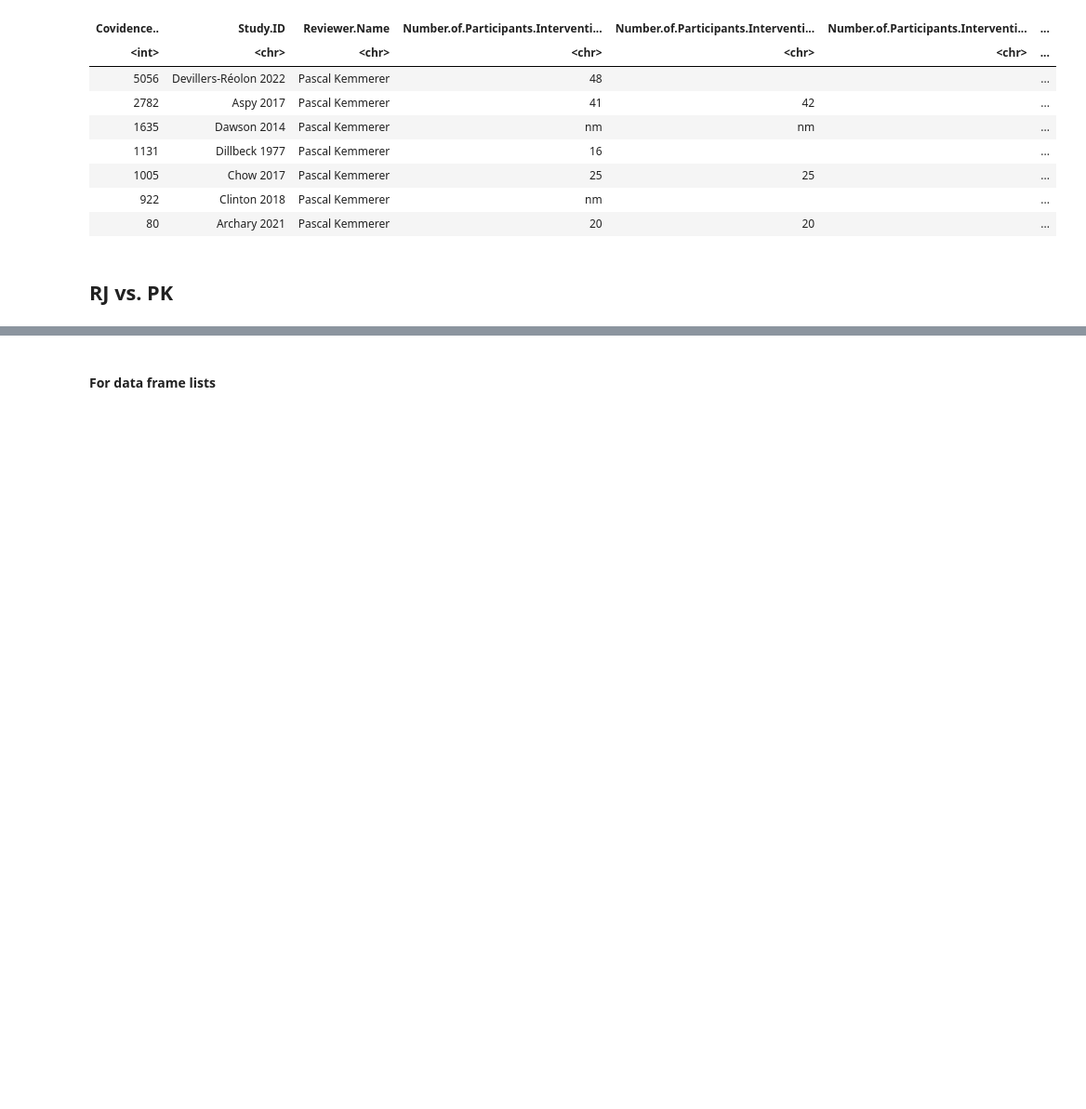
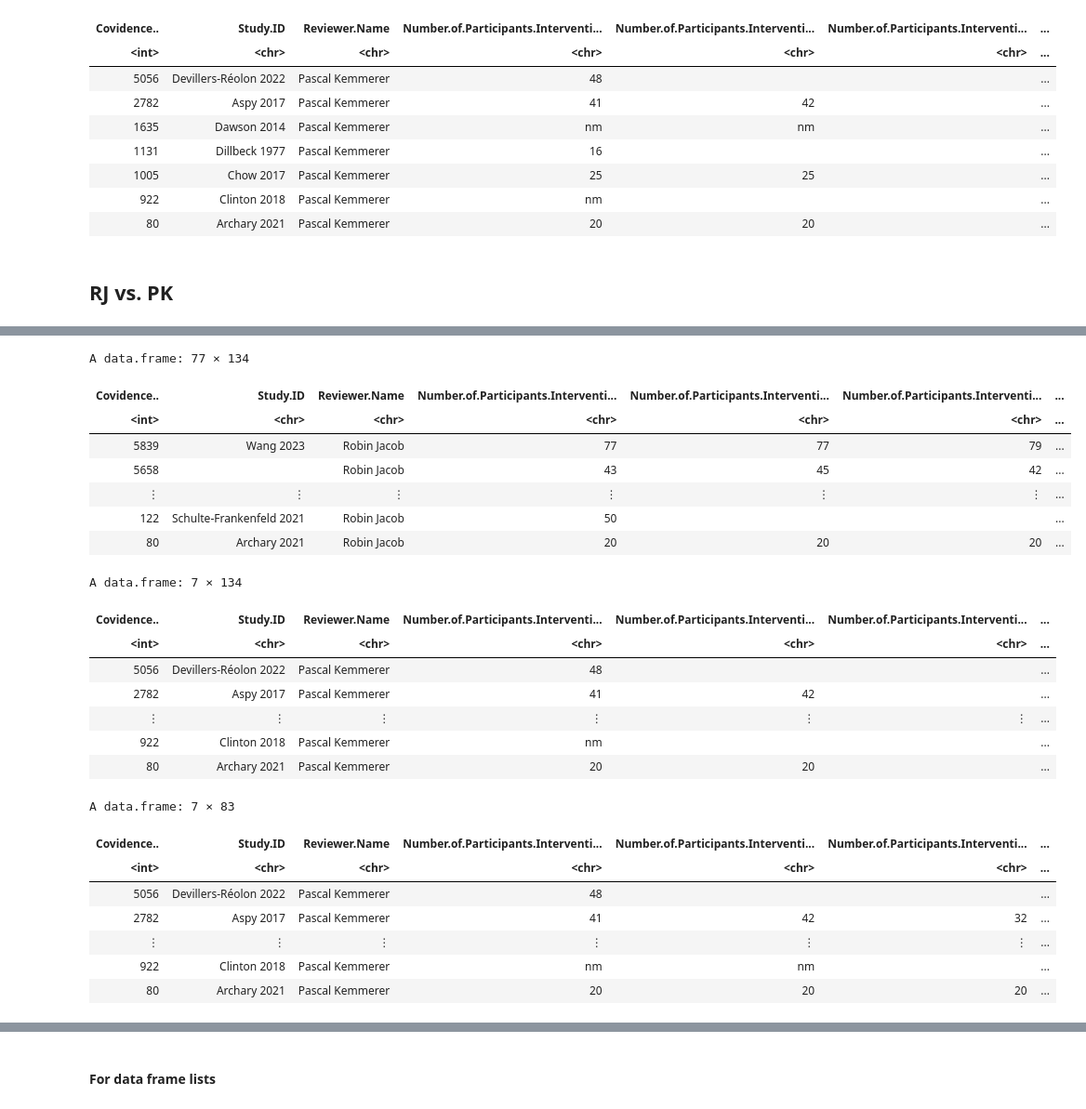
Before and after one commit to abc4322/MA_Meta_Analyses, a Jupyter notebook: Meta.Analysis-find out data extraction inter-rater reliability without pre-processing functions.ipynb, the cells around one changed output, grey strips where cells are left out. Shown at 93% size. Saved outputs shown, nothing was run; the diff lists cells and outputs as text; code cells hidden in the pictures; blank space fills up the shorter version.

```diff
--- a/Meta.Analysis-find out data extraction inter-rater reliability without pre-processing functions.ipynb
+++ b/Meta.Analysis-find out data extraction inter-rater reliability without pre-processing functions.ipynb
@@ -556,0 +586,27 @@ ERROR: Error in `left_join()`:
+# %%
+# function using swap_vals_col_iter for ranges of columns defined in ex.df
+swap_vals_all <- function(df, ex.df, orders_vec){
+
+  # iterate over rows in ex.df
+  for (row in seq_row(ex.df)){
+
+    # reoder values
+    df_swap <- swap_vals_col_iter(df, ex.df[row, "start"], ex.df[row, "end"], orders_vec)
+
+    # define output
+    if (row == 1)
+      df_out <- df_swap
+
+    # add new columns to ouput
+    else
+      df_out <- cbind(df_out, df_swap)
+  }
+
+  # add columns of df befor global_start_num to output
+  global_start_num <- which(colnames(df) == ex.df[1, "start"])
+  df_out <- df |>
+    select(1:(global_start_num - 1)) |>
+    bind_cols(df_out)
+
+  df_out
+}
@@ -556,0 +615,10 @@ ERROR: Error in `left_join()`:
+# %%
+orders_vec <- c(
+  "1234",
+  "1243",
+  "1243",
+  "4123",
+  "1243",
+  "1423",
+  "2143"
+)
@@ -556,0 +632,30 @@ ERROR: Error in `left_join()`:
+# %%
+options(repr.matrix.max.rows=4, repr.matrix.max.cols=200)
+my.df.RJ
+my.df.PK;
+my.df.PK |> swap_vals_all(ex.df[1,], orders_vec)
+# %% [output]
+A data.frame: 77 × 134
+| Covidence.. | Study.ID | Reviewer.Name | Number.of.Participants.Interventi... | Number.of.Participants.Interventi... | Number.of.Participants.Interventi... | ... |
+| <int> | <chr> | <chr> | <chr> | <chr> | <chr> | ... |
+| 5839 | Wang 2023 | Robin Jacob | 77 | 77 | 79 | ... |
+| 5658 |  | Robin Jacob | 43 | 45 | 42 | ... |
+| ⋮ | ⋮ | ⋮ | ⋮ | ⋮ | ⋮ | ... |
+| 122 | Schulte-Frankenfeld 2021 | Robin Jacob | 50 |  |  | ... |
+| 80 | Archary 2021 | Robin Jacob | 20 | 20 | 20 | ... |
+A data.frame: 7 × 134
+| Covidence.. | Study.ID | Reviewer.Name | Number.of.Participants.Interventi... | Number.of.Participants.Interventi... | Number.of.Participants.Interventi... | ... |
+| <int> | <chr> | <chr> | <chr> | <chr> | <chr> | ... |
+| 5056 | Devillers-Réolon 2022 | Pascal Kemmerer | 48 |  |  | ... |
+| 2782 | Aspy 2017 | Pascal Kemmerer | 41 | 42 |  | ... |
+| ⋮ | ⋮ | ⋮ | ⋮ | ⋮ | ⋮ | ... |
+| 922 | Clinton 2018 | Pascal Kemmerer | nm |  |  | ... |
+| 80 | Archary 2021 | Pascal Kemmerer | 20 | 20 |  | ... |
+A data.frame: 7 × 83
+| Covidence.. | Study.ID | Reviewer.Name | Number.of.Participants.Interventi... | Number.of.Participants.Interventi... | Number.of.Participants.Interventi... | ... |
+| <int> | <chr> | <chr> | <chr> | <chr> | <chr> | ... |
+| 5056 | Devillers-Réolon 2022 | Pascal Kemmerer | 48 |  |  | ... |
+| 2782 | Aspy 2017 | Pascal Kemmerer | 41 | 42 | 32 | ... |
+| ⋮ | ⋮ | ⋮ | ⋮ | ⋮ | ⋮ | ... |
+| 922 | Clinton 2018 | Pascal Kemmerer | nm | nm |  | ... |
+| 80 | Archary 2021 | Pascal Kemmerer | 20 | 20 | 20 | ... |
```
Also changed, not shown: parts of 14 cells of this notebook.
